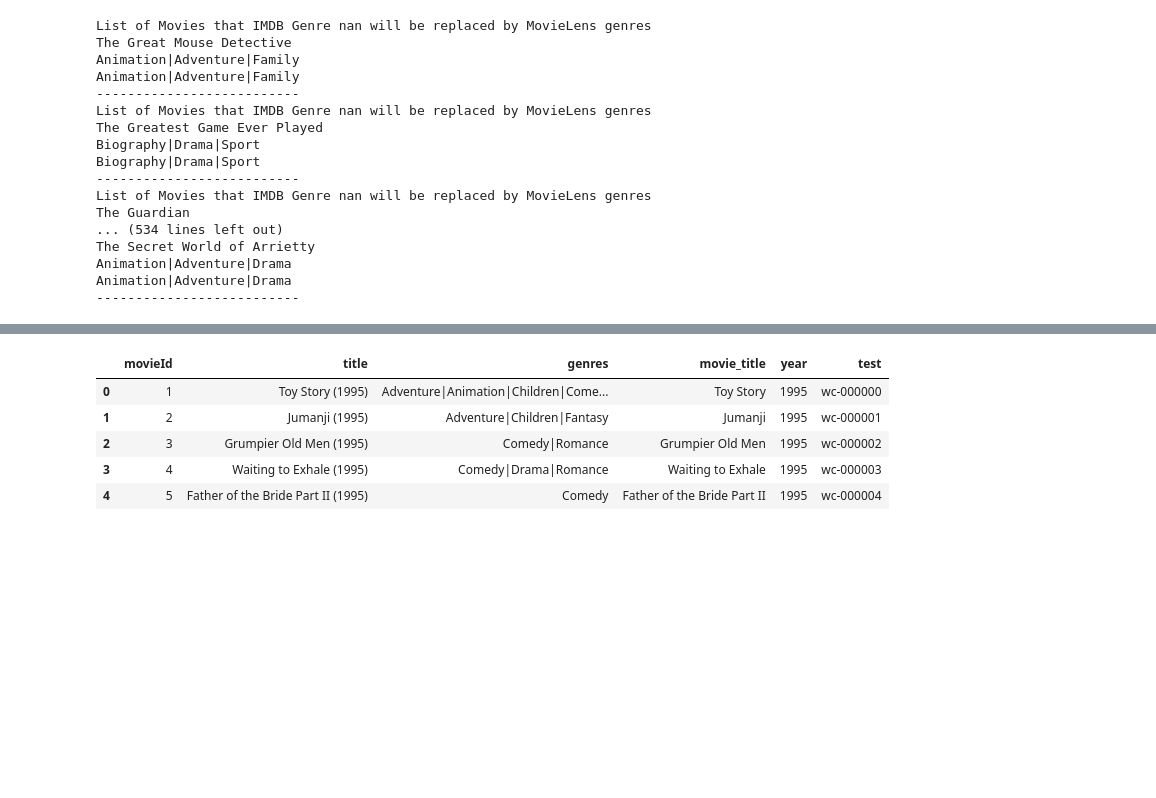
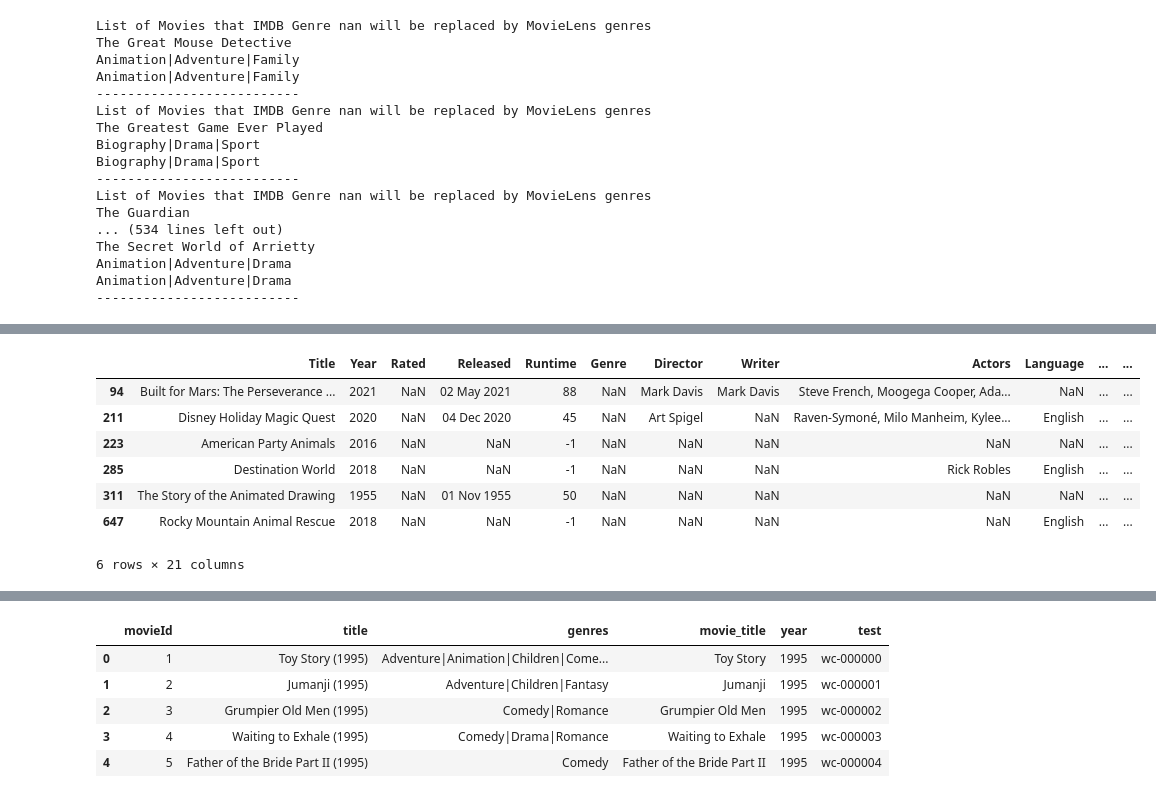
Before and after one commit to Kazmimasooma/Group-1-Disney, a Jupyter notebook: 2_ETL/2_Unify_IMDB_MovieLens.ipynb, the cells around one changed output, grey strips where cells are left out. Cells and saved outputs as stored; diff of their text form; code cells hidden in the pictures; blank space fills up the shorter version.

```diff
--- a/2_ETL/2_Unify_IMDB_MovieLens.ipynb
+++ b/2_ETL/2_Unify_IMDB_MovieLens.ipynb
@@ -291,0 +294,8 @@ merged_disney_df.to_csv (r'output/ML_ready.csv', index = None, header=True)
+# %%
+#Load the complete IMDB dataset
+imdb_tv_df = pd.read_csv('input/IMDB_tv.csv')
+imdb_tv_df['Year'] = imdb_tv_df['Year'].str.split('–', 1).str[0]
+imdb_tv_df['Year'] = imdb_tv_df['Year'].astype(int)
+imdb_tv_df['Genre'] = imdb_tv_df['Genre'].str.replace(',', '|')
+imdb_tv_df['Genre'] = imdb_tv_df['Genre'].str.replace(' ', '')
+imdb_tv_df.head()
@@ -291,0 +309,4 @@ merged_disney_df.to_csv (r'output/ML_ready.csv', index = None, header=True)
+# %%
+#Merge the IMDB tv shows dataset and MovieLens dataset on movie_title & year ONLY
+merged_tv_df =pd.merge(imdb_tv_df, ml_df, how='left', left_on=['Title', 'Year'], right_on=['movie_title', 'year'])
+merged_tv_df.head()
@@ -291,0 +321,3 @@ merged_disney_df.to_csv (r'output/ML_ready.csv', index = None, header=True)
+# %%
+#Replace Genre "Not Rated" with "Not-Rated"
+merged_tv_df['Rated'] = merged_tv_df['Rated'].str.replace('Not Rated','Not-Rated')
@@ -291,0 +362,12 @@ merged_disney_df.to_csv (r'output/ML_ready.csv', index = None, header=True)
+# %%
+#genres na?
+merged_tv_df.loc[merged_tv_df['Genre'].isna()]
+# %% [output]
+|  | Title | Year | Rated | Released | Runtime | Genre | Director | Writer | Actors | Language | ... | ... |
+| 94 | Built for Mars: The Perseverance ... | 2021 | NaN | 02 May 2021 | 88 | NaN | Mark Davis | Mark Davis | Steve French, Moogega Cooper, Ada... | NaN | ... | ... |
+| 211 | Disney Holiday Magic Quest | 2020 | NaN | 04 Dec 2020 | 45 | NaN | Art Spigel | NaN | Raven-Symoné, Milo Manheim, Kylee... | English | ... | ... |
+| 223 | American Party Animals | 2016 | NaN | NaN | -1 | NaN | NaN | NaN | NaN | NaN | ... | ... |
+| 285 | Destination World | 2018 | NaN | NaN | -1 | NaN | NaN | NaN | Rick Robles | English | ... | ... |
+| 311 | The Story of the Animated Drawing | 1955 | NaN | 01 Nov 1955 | 50 | NaN | NaN | NaN | NaN | NaN | ... | ... |
+| 647 | Rocky Mountain Animal Rescue | 2018 | NaN | NaN | -1 | NaN | NaN | NaN | NaN | English | ... | ... |
+6 rows × 21 columns
```
Also changed, not shown: parts of 19 cells of this notebook, 1 other file.
